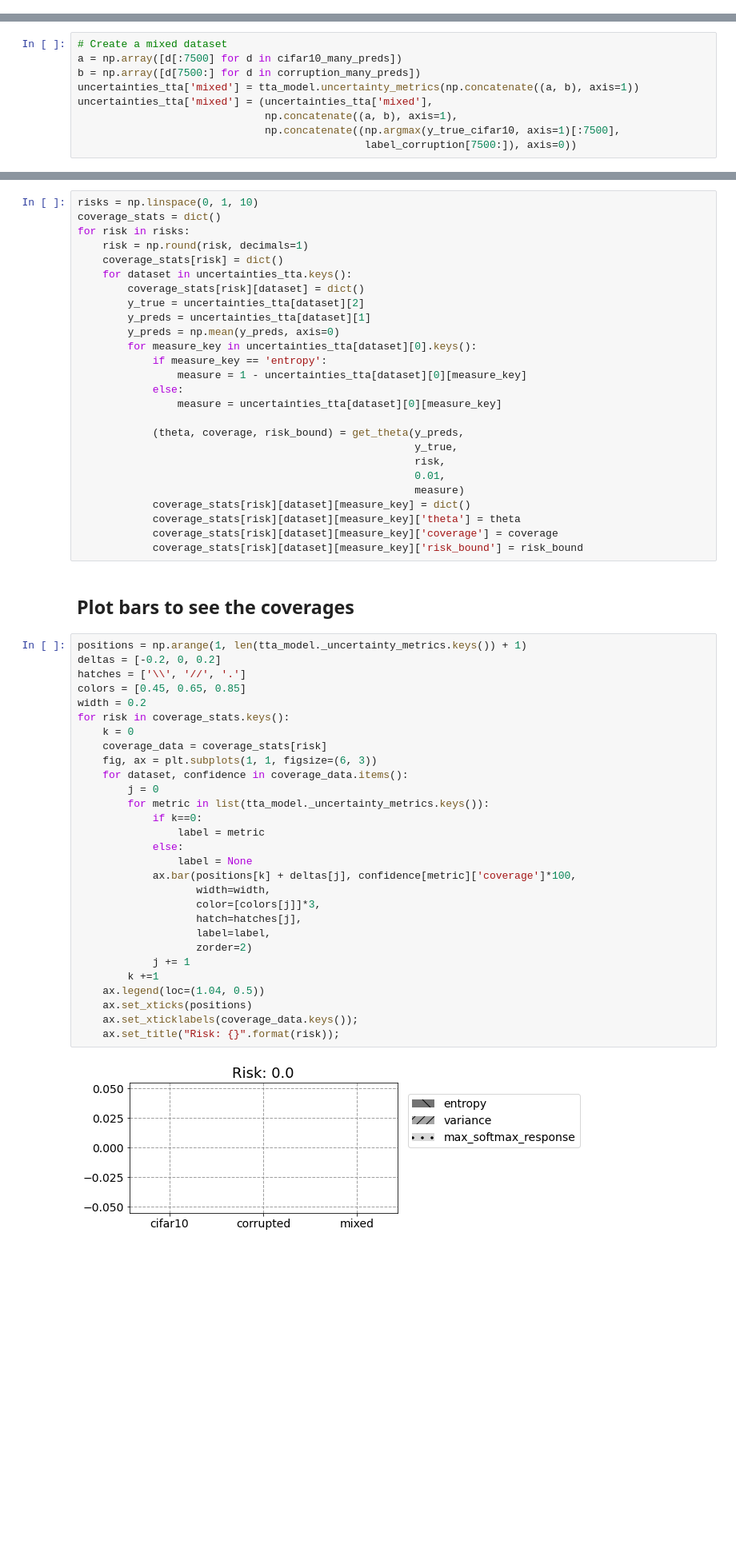
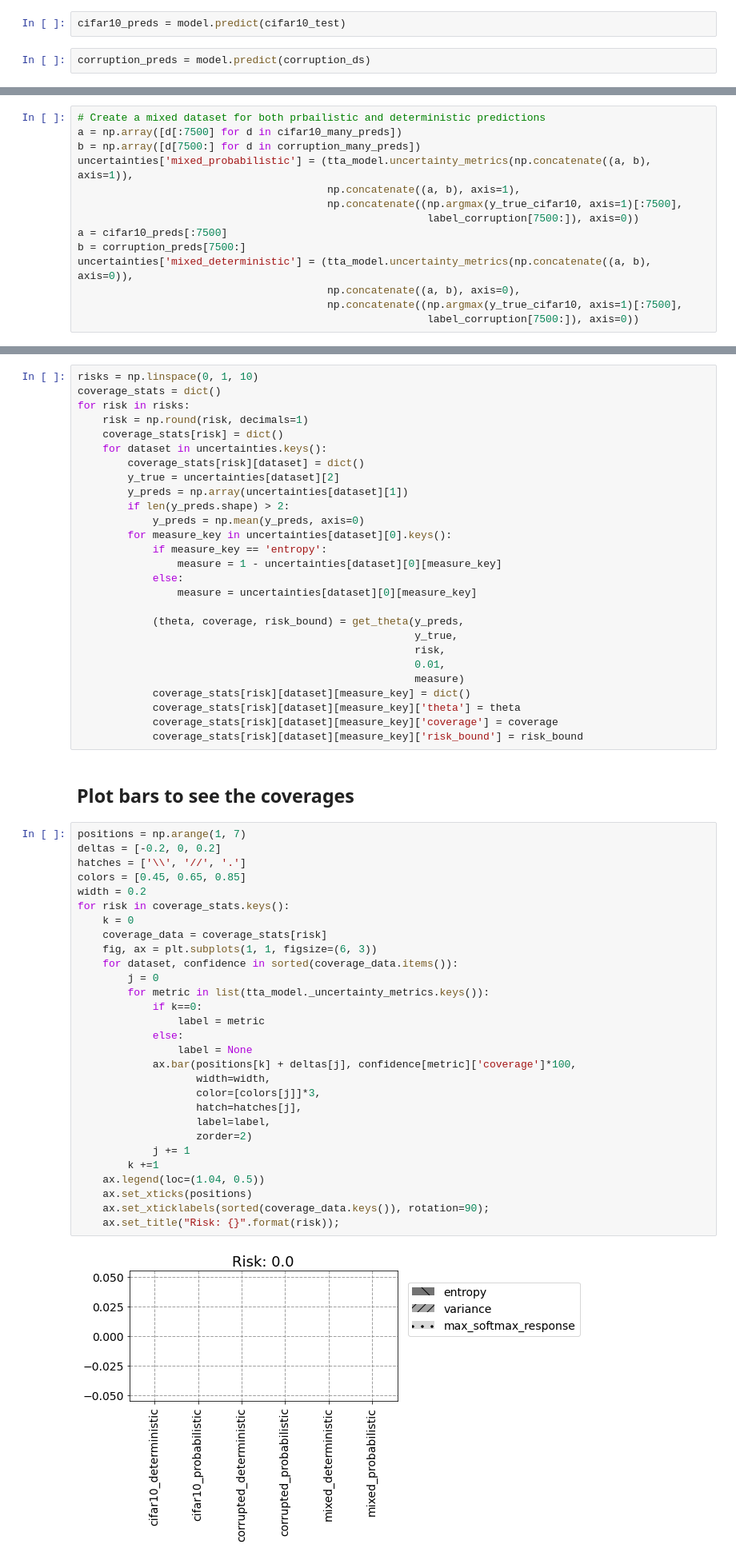
Before and after one commit to richter43/MLAUtils, a Jupyter notebook: Selective_classification.ipynb, the cells around one changed output, grey strips where cells are left out. Shown at 80% size. Saved outputs shown, nothing was run; the diff lists cells and outputs as text; blank space fills up the shorter version.

```diff
--- a/Selective_classification.ipynb
+++ b/Selective_classification.ipynb
@@ -200,6 +200,10 @@ class TTAWrapper:
         return pred_augmented
 # %%
 tta_model = TTAWrapper(model)
+# %%
+cifar10_preds = model.predict(cifar10_test)
+# %%
+corruption_preds = model.predict(corruption_ds)
 # %%
 cifar10_many_preds = tta_model.predict_many_times(cifar10_test, "random_zoom", repeat=10)
 # %%
@@ -301,11 +323,16 @@ def get_theta(y_pred, y_true, r, alpha, confidence_values):
 # %% [markdown]
 ## Create a mixed dataset (both original and corrupted images)
 # %%
-# Create a mixed dataset
+# Create a mixed dataset for both prbailistic and deterministic predictions
 a = np.array([d[:7500] for d in cifar10_many_preds])
 b = np.array([d[7500:] for d in corruption_many_preds])
-uncertainties_tta['mixed'] = tta_model.uncertainty_metrics(np.concatenate((a, b), axis=1))
-uncertainties_tta['mixed'] = (uncertainties_tta['mixed'],
-                              np.concatenate((a, b), axis=1),
-                              np.concatenate((np.argmax(y_true_cifar10, axis=1)[:7500],
-                                              label_corruption[7500:]), axis=0))
+uncertainties['mixed_probabilistic'] = (tta_model.uncertainty_metrics(np.concatenate((a, b), axis=1)),
+                                        np.concatenate((a, b), axis=1),
+                                        np.concatenate((np.argmax(y_true_cifar10, axis=1)[:7500],
+                                                        label_corruption[7500:]), axis=0))
+a = cifar10_preds[:7500]
+b = corruption_preds[7500:]
+uncertainties['mixed_deterministic'] = (tta_model.uncertainty_metrics(np.concatenate((a, b), axis=0)),
+                                        np.concatenate((a, b), axis=0),
+                                        np.concatenate((np.argmax(y_true_cifar10, axis=1)[:7500],
+                                                        label_corruption[7500:]), axis=0))
@@ -321,16 +344,17 @@ coverage_stats = dict()
 for risk in risks:
     risk = np.round(risk, decimals=1)
     coverage_stats[risk] = dict()
-    for dataset in uncertainties_tta.keys():
+    for dataset in uncertainties.keys():
         coverage_stats[risk][dataset] = dict()
-        y_true = uncertainties_tta[dataset][2]
-        y_preds = uncertainties_tta[dataset][1]
-        y_preds = np.mean(y_preds, axis=0)
-        for measure_key in uncertainties_tta[dataset][0].keys():
+        y_true = uncertainties[dataset][2]
+        y_preds = np.array(uncertainties[dataset][1])
+        if len(y_preds.shape) > 2:
+            y_preds = np.mean(y_preds, axis=0)
+        for measure_key in uncertainties[dataset][0].keys():
             if measure_key == 'entropy':
-                measure = 1 - uncertainties_tta[dataset][0][measure_key]
+                measure = 1 - uncertainties[dataset][0][measure_key]
             else:
-                measure = uncertainties_tta[dataset][0][measure_key]
+                measure = uncertainties[dataset][0][measure_key]
 
             (theta, coverage, risk_bound) = get_theta(y_preds,
                                                       y_true,
@@ -344,33 +368,33 @@ for risk in risks:
 # %% [markdown]
 ## Plot bars to see the coverages
 # %%
-positions = np.arange(1, len(tta_model._uncertainty_metrics.keys()) + 1)
+positions = np.arange(1, 7)
 deltas = [-0.2, 0, 0.2]
 hatches = ['\\', '//', '.']
 colors = [0.45, 0.65, 0.85]
 width = 0.2
 for risk in coverage_stats.keys():
     k = 0
     coverage_data = coverage_stats[risk]
     fig, ax = plt.subplots(1, 1, figsize=(6, 3))
-    for dataset, confidence in coverage_data.items():
+    for dataset, confidence in sorted(coverage_data.items()):
         j = 0
         for metric in list(tta_model._uncertainty_metrics.keys()):
             if k==0:
                 label = metric
             else:
                 label = None
             ax.bar(positions[k] + deltas[j], confidence[metric]['coverage']*100,
                    width=width,
                    color=[colors[j]]*3,
                    hatch=hatches[j],
                    label=label,
                    zorder=2)
             j += 1
         k +=1
     ax.legend(loc=(1.04, 0.5))
     ax.set_xticks(positions)
-    ax.set_xticklabels(coverage_data.keys());
+    ax.set_xticklabels(sorted(coverage_data.keys()), rotation=90);
     ax.set_title("Risk: {}".format(risk));
 # %% [output]
-[figure, old version]
+[figure, new version]
```
Also changed, not shown: parts of 8 cells of this notebook.
